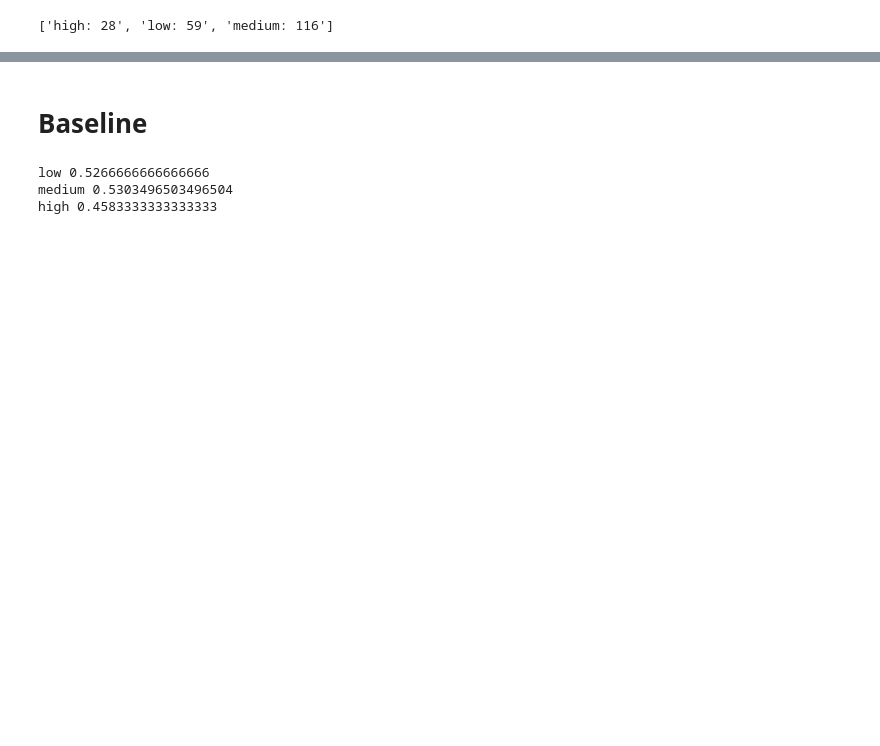
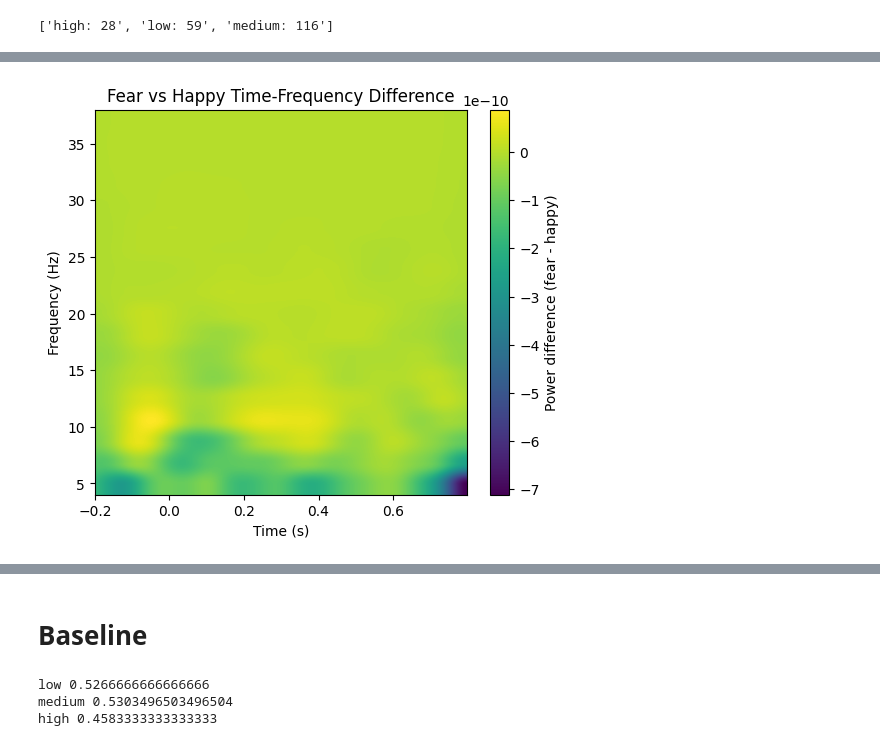
Before and after one commit to Mingrui-Zhuang/COGS189_Face_emotion_EEG, a Jupyter notebook: preprocessing.ipynb, the cells around one changed output, grey strips where cells are left out. Cells and saved outputs as stored; diff of their text form; code cells hidden in the pictures; blank space fills up the shorter version.

```diff
--- a/preprocessing.ipynb
+++ b/preprocessing.ipynb
@@ -262,0 +347,39 @@ ambiguity_count = np.unique(ambiguity, return_counts=True)
+# %%
+from mne.time_frequency import tfr_morlet
+
+freqs = np.arange(4, 40, 2)  # frequency bands
+n_cycles = freqs / 2
+
+power = tfr_morlet(
+    epochs_filt,
+    freqs=freqs,
+    n_cycles=n_cycles,
+    return_itc=False,
+    average=False
+)
+
+power_fear = power[y == 1]
+power_happy = power[y == 0]
+
+avg_fear = power_fear.average()
+avg_happy = power_happy.average()
+# %%
+diff = avg_fear.data - avg_happy.data
+
+plt.figure(figsize=(6,5))
+
+plt.imshow(
+    diff.mean(axis=0),
+    aspect="auto",
+    origin="lower",
+    extent=[epochs.times[0], epochs.times[-1], freqs[0], freqs[-1]]
+)
+
+plt.colorbar(label="Power difference (fear - happy)")
+plt.xlabel("Time (s)")
+plt.ylabel("Frequency (Hz)")
+plt.title("Fear vs Happy Time-Frequency Difference")
+
+plt.show()
+# %% [output]
+[figure, added]
```
Also changed, not shown: parts of 59 cells of this notebook, 1 other file.
